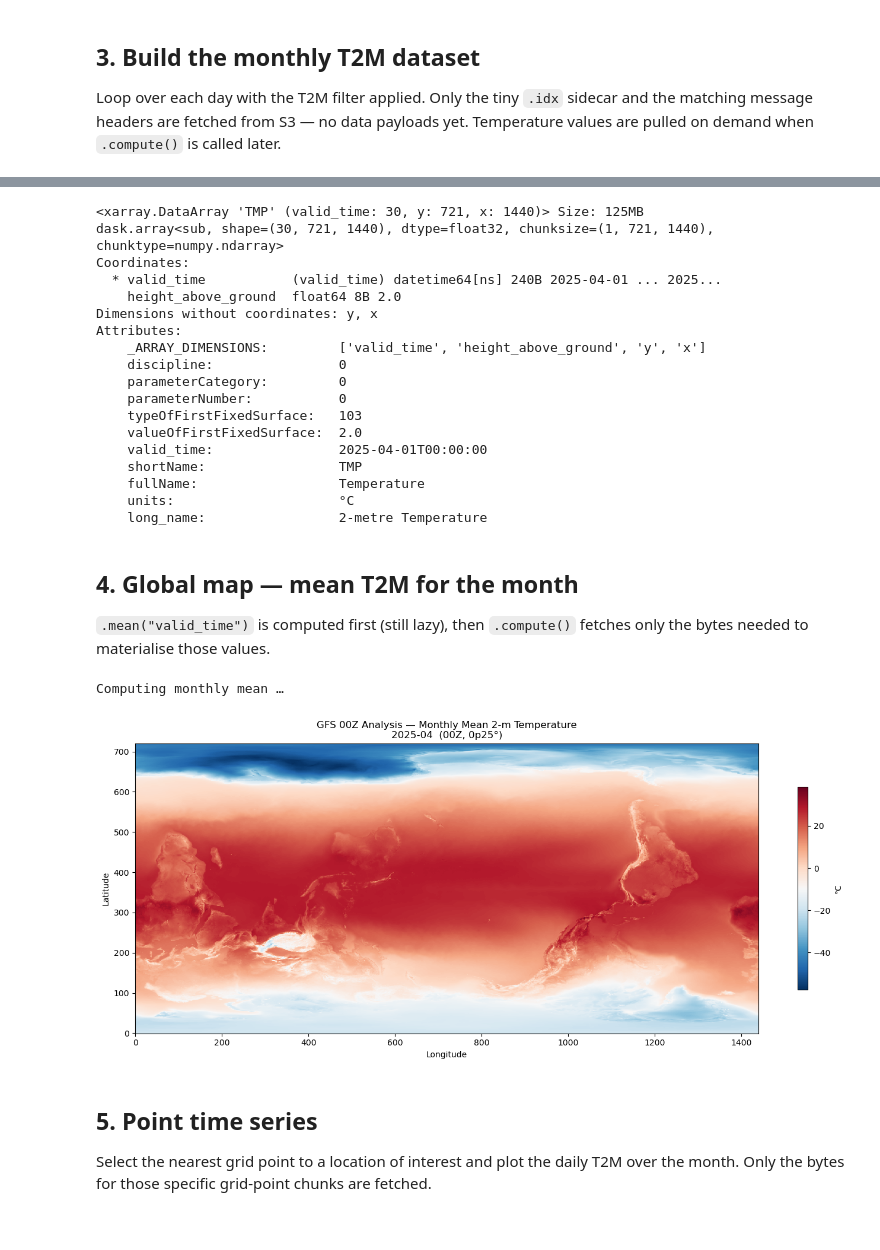
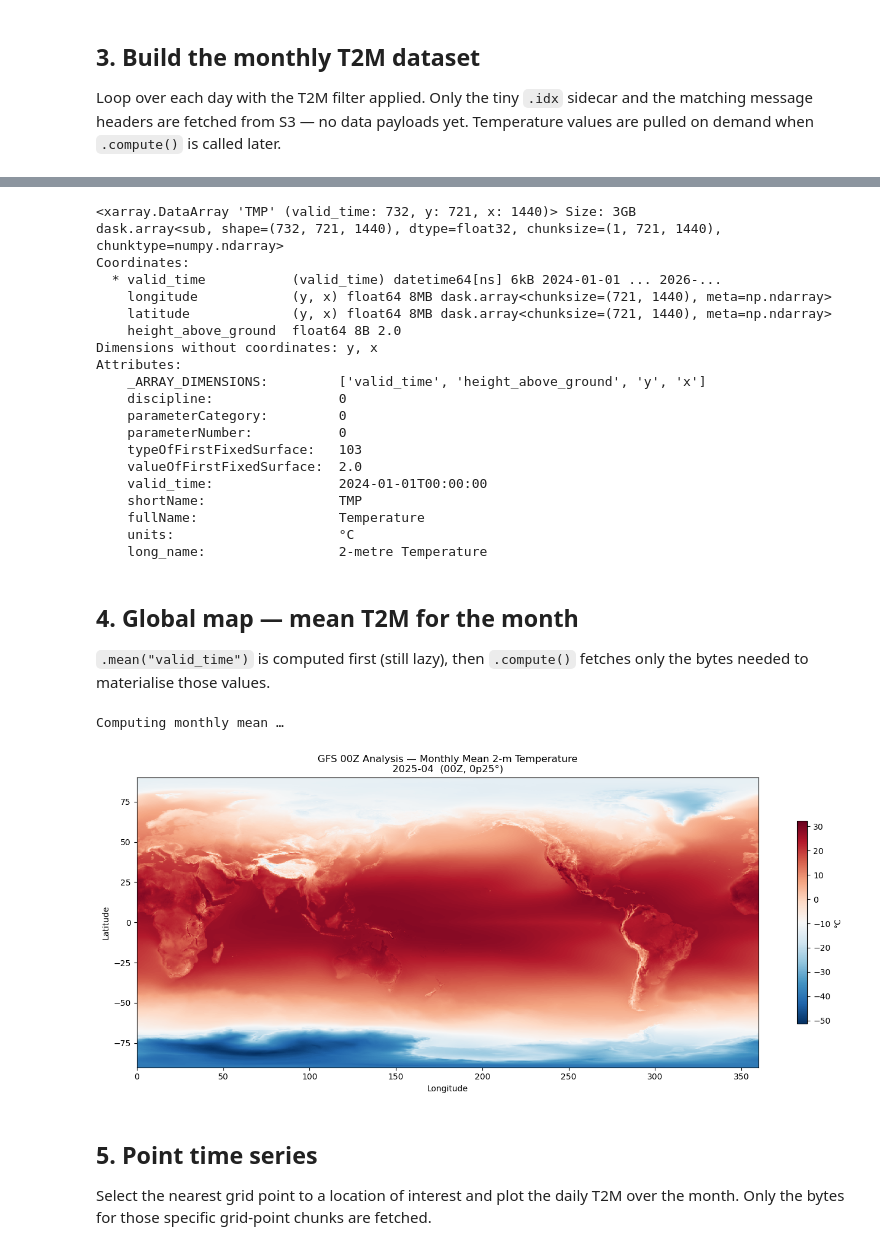
Before and after one commit to NOAA-MDL/grib2io, a Jupyter notebook: demos/gfs_monthly_t2m.ipynb, the cells around one changed output, grey strips where cells are left out. Drawn from its saved outputs; the diff is of its cells as text; code cells hidden in the pictures.

```diff
--- a/demos/gfs_monthly_t2m.ipynb
+++ b/demos/gfs_monthly_t2m.ipynb
@@ -51,13 +51,17 @@ storage_options = {"anon": True}
 # typeOfFirstFixedSurface=103 → "height above ground (m)"; level=2 → 2 m
 T2M_FILTERS = {"shortName": "TMP", "typeOfFirstFixedSurface": 103}
 
-dates = pd.date_range(MONTH, periods=pd.Period(MONTH).days_in_month, freq="D")
+dates = pd.date_range("2024-01-01", "2026-01-01", freq="D")
 urls  = [
     f"s3://{BUCKET}/gfs.{d.strftime('%Y%m%d')}/{CYCLE}/atmos/"
     f"gfs.t{CYCLE}z.pgrb2.{GRID}.{FORECAST}"
     for d in dates
 ]
-
+urls2  = [
+    f"s3://{BUCKET}/gfs.{d.strftime('%Y%m%d')}/{CYCLE}/atmos/"
+    f"gfs.t{CYCLE}z.pgrb2.{GRID}.f120"
+    for d in dates
+]
 print(f"Month: {MONTH}  ({len(urls)} files)")
 print("First:", urls[0])
 print("Last: ", urls[-1])
@@ -120,16 +128,13 @@ Loop over each day with the T2M filter applied.  Only the tiny `.idx` sidecar
 and the matching message headers are fetched from S3 — no data payloads yet.
 Temperature values are pulled on demand when `.compute()` is called later.
 # %%
-daily_t2m = []
+import time
 
-for i, url in enumerate(urls):
-    date_str = dates[i].strftime("%Y-%m-%d")
-    try:
-        ds  = open_grib2(url, storage_options=storage_options, filters=T2M_FILTERS)
-        daily_t2m.append(ds[T2M_VAR])
-        print(f"  {date_str}  OK")
-    except Exception as exc:
-        print(f"  {date_str}  SKIP  {exc}")
+t0 = time.perf_counter()
+ds = open_grib2(urls, storage_options=storage_options, filters=T2M_FILTERS, max_workers=16)
 
-print(f"\nCollected {len(daily_t2m)} daily arrays.")
+elapsed = time.perf_counter() - t0
+print(f"Scanned {len(urls)} files in {elapsed:.1f}s  ({elapsed/len(urls):.2f}s/file)")
+print(ds)
+ds120 = open_grib2(urls2, storage_options=storage_options, filters=T2M_FILTERS, max_workers=16)
 # %% [output]
@@ -153,19 +158,27 @@ Collected 30 daily arrays.
 # %%
-# Concatenate along the existing valid_time dimension.
-# This stays lazy — nothing is downloaded yet.
-t2m_monthly = xr.concat(daily_t2m, dim="valid_time").isel(height_above_ground=0)
-
+# The multi-file open_grib2 already produced a dataset with valid_time dimension.
+# Select TMP and squeeze height_above_ground if present.
+t2m_monthly = ds[T2M_VAR]
+if "height_above_ground" in t2m_monthly.dims:
+    t2m_monthly = t2m_monthly.isel(height_above_ground=0)
+t2m120 = ds120[T2M_VAR].isel(height_above_ground=0)
 # Convert K → °C for readability
 t2m_monthly = t2m_monthly - 273.15
+t2m120 = t2m120 - 273.15
+
 t2m_monthly.attrs["units"] = "°C"
+t2m120.attrs["units"] = "°C"
 t2m_monthly.attrs["long_name"] = "2-metre Temperature"
+t2m120.attrs["long_name"] = "2-metre Temperature (t+120h forecast)"
 
 print(t2m_monthly)
 # %% [output]
-<xarray.DataArray 'TMP' (valid_time: 30, y: 721, x: 1440)> Size: 125MB
-dask.array<sub, shape=(30, 721, 1440), dtype=float32, chunksize=(1, 721, 1440), chunktype=numpy.ndarray>
+<xarray.DataArray 'TMP' (valid_time: 732, y: 721, x: 1440)> Size: 3GB
+dask.array<sub, shape=(732, 721, 1440), dtype=float32, chunksize=(1, 721, 1440), chunktype=numpy.ndarray>
 Coordinates:
-  * valid_time           (valid_time) datetime64[ns] 240B 2025-04-01 ... 2025...
+  * valid_time           (valid_time) datetime64[ns] 6kB 2024-01-01 ... 2026-...
+    longitude            (y, x) float64 8MB dask.array<chunksize=(721, 1440), meta=np.ndarray>
+    latitude             (y, x) float64 8MB dask.array<chunksize=(721, 1440), meta=np.ndarray>
     height_above_ground  float64 8B 2.0
 Dimensions without coordinates: y, x
 Attributes:
@@ -175,7 +188,7 @@ Attributes:
     parameterNumber:           0
     typeOfFirstFixedSurface:   103
     valueOfFirstFixedSurface:  2.0
-    valid_time:                2025-04-01T00:00:00
+    valid_time:                2024-01-01T00:00:00
     shortName:                 TMP
     fullName:                  Temperature
     units:                     °C
@@ -187,29 +200,29 @@ Attributes:
 only the bytes needed to materialise those values.
 # %%
 print("Computing monthly mean …")
-t2m_mean = t2m_monthly.mean("valid_time").compute()     # triggers S3 reads
+t2m_mean = t2m_monthly.chunk({"valid_time": 31}).mean("valid_time").compute()     # triggers S3 reads
 
 # ---- plot ----------------------------------------------------------------
 lats = t2m_mean.coords.get("latitude",  t2m_mean.coords.get("y",  None))
 lons = t2m_mean.coords.get("longitude", t2m_mean.coords.get("x", None))
 
 fig, ax = plt.subplots(figsize=(14, 6))
 if lats is not None and lons is not None:
     pcm = ax.pcolormesh(lons, lats, t2m_mean.values, cmap="RdBu_r", shading="auto")
     ax.set_xlabel("Longitude")
     ax.set_ylabel("Latitude")
 else:
     pcm = ax.imshow(t2m_mean.values, origin="upper", cmap="RdBu_r", aspect="auto")
     ax.set_xlabel("x index")
     ax.set_ylabel("y index")
 
 plt.colorbar(pcm, ax=ax, label="°C", shrink=0.7)
 ax.set_title(f"GFS 00Z Analysis — Monthly Mean 2-m Temperature\n{MONTH}  (00Z, {GRID}°)")
 plt.tight_layout()
 plt.show()
 # %% [output]
 Computing monthly mean …
-[figure, old version]
+[figure, new version]
 # %% [markdown]
 ## 5. Point time series
 
```
Also changed, not shown: parts of 6 cells of this notebook, 2 other files.
